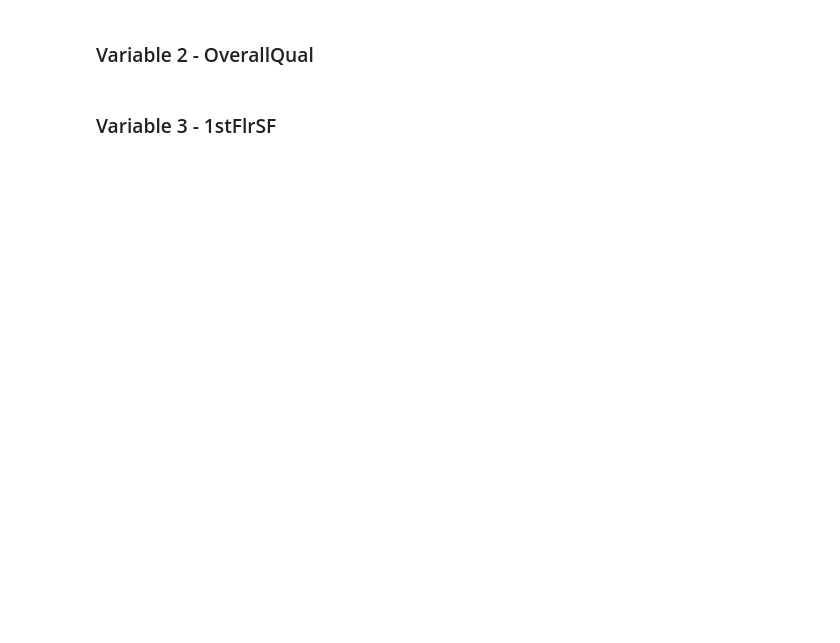
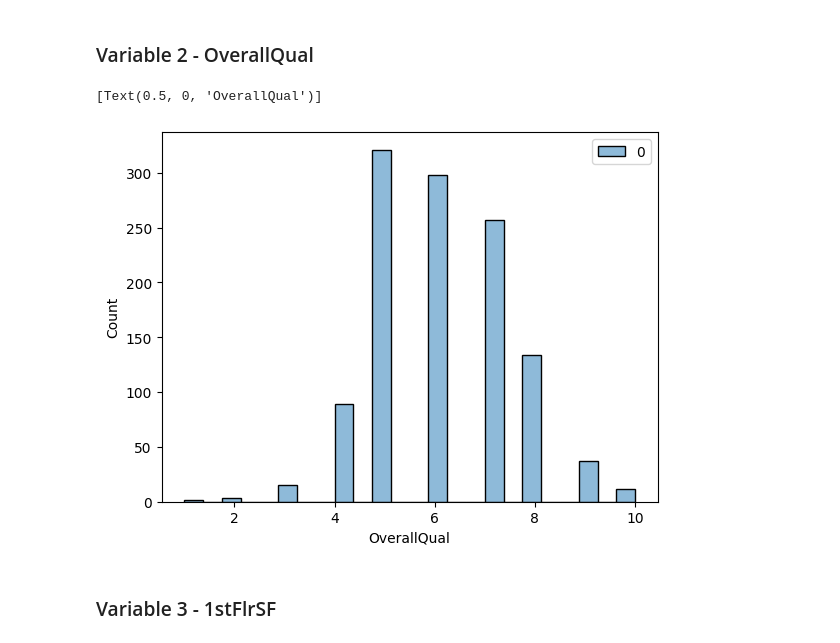
Before and after one commit to jking2410/Proyecto1, a Jupyter notebook: Proyecto1_JosueKing.ipynb, the cells around one changed output. Cells and saved outputs as stored; diff of their text form; code cells hidden in the pictures; blank space fills up the shorter version.

```diff
--- a/Proyecto1_JosueKing.ipynb
+++ b/Proyecto1_JosueKing.ipynb
@@ -30,11 +36,11 @@ print('''Variable 1 - SalePrice
 # %% [markdown]
 ### Variable 2 - OverallQual
 # %%
-v2 = dfit[:,1:2]
-min2 = np.amin(v2)
-max2 = np.amax(v2)
-std2 = np.std(v2)
-ptp2 = np.ptp(v2)
+v2fit = dfit[:,1:2]
+min2 = np.amin(v2fit)
+max2 = np.amax(v2fit)
+std2 = np.std(v2fit)
+ptp2 = np.ptp(v2fit)
 
 print('''Variable 2 - OverallQual
     Valor Minimo: {}
@@ -107,8 +146,11 @@ hist1.set(xlabel='SalePrice')
 # %% [markdown]
 ### Variable 2 - OverallQual
 # %%
-hist2 = sns.histplot(data=v2)
+hist2 = sns.histplot(data=v2fit)
 hist2.set(xlabel='OverallQual')
+# %% [output]
+[Text(0.5, 0, 'OverallQual')]
+[figure, added]
 # %% [markdown]
 ### Variable 3 - 1stFlrSF
 # %%
```
Also changed, not shown: parts of 26 cells of this notebook.
